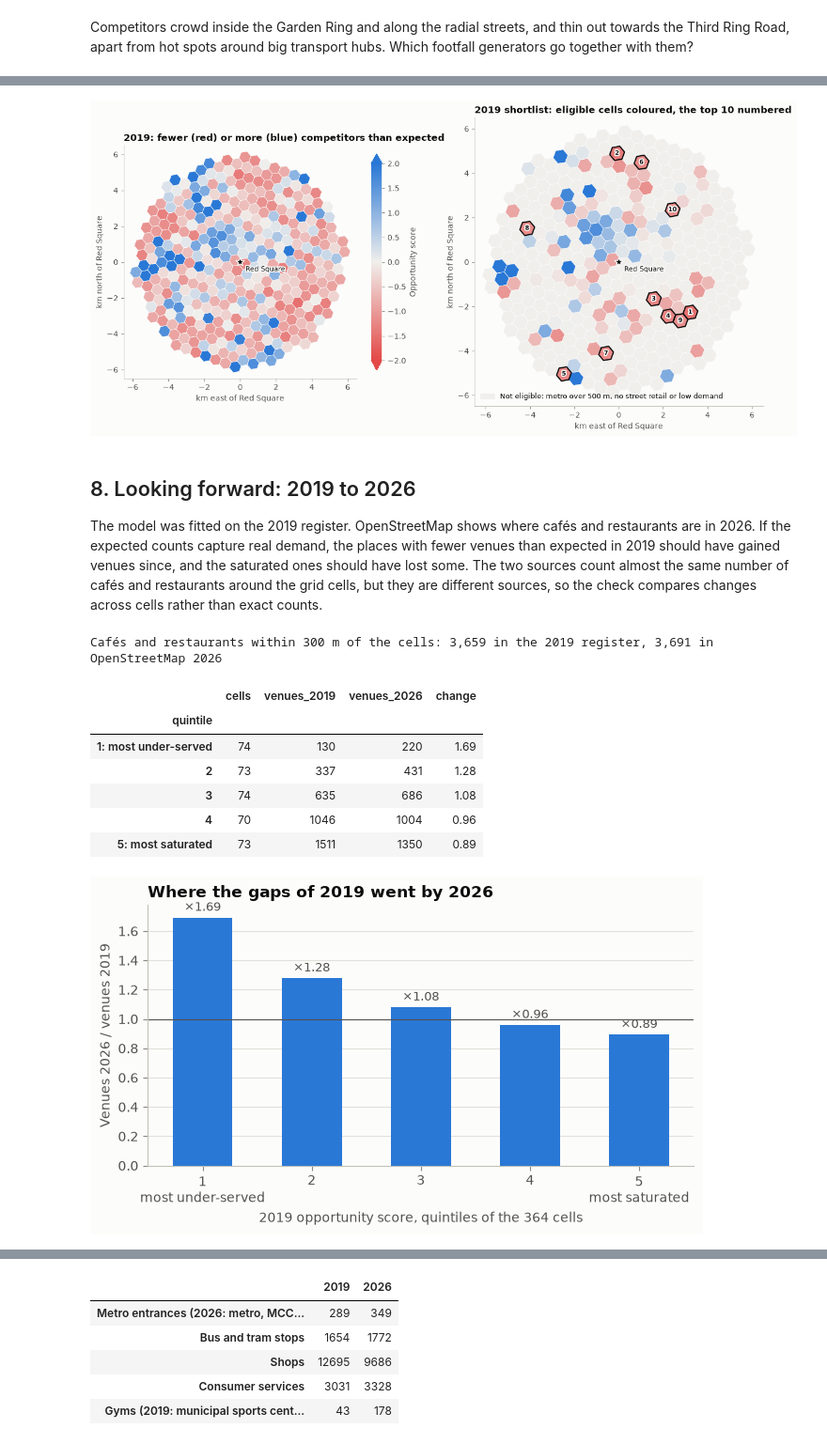
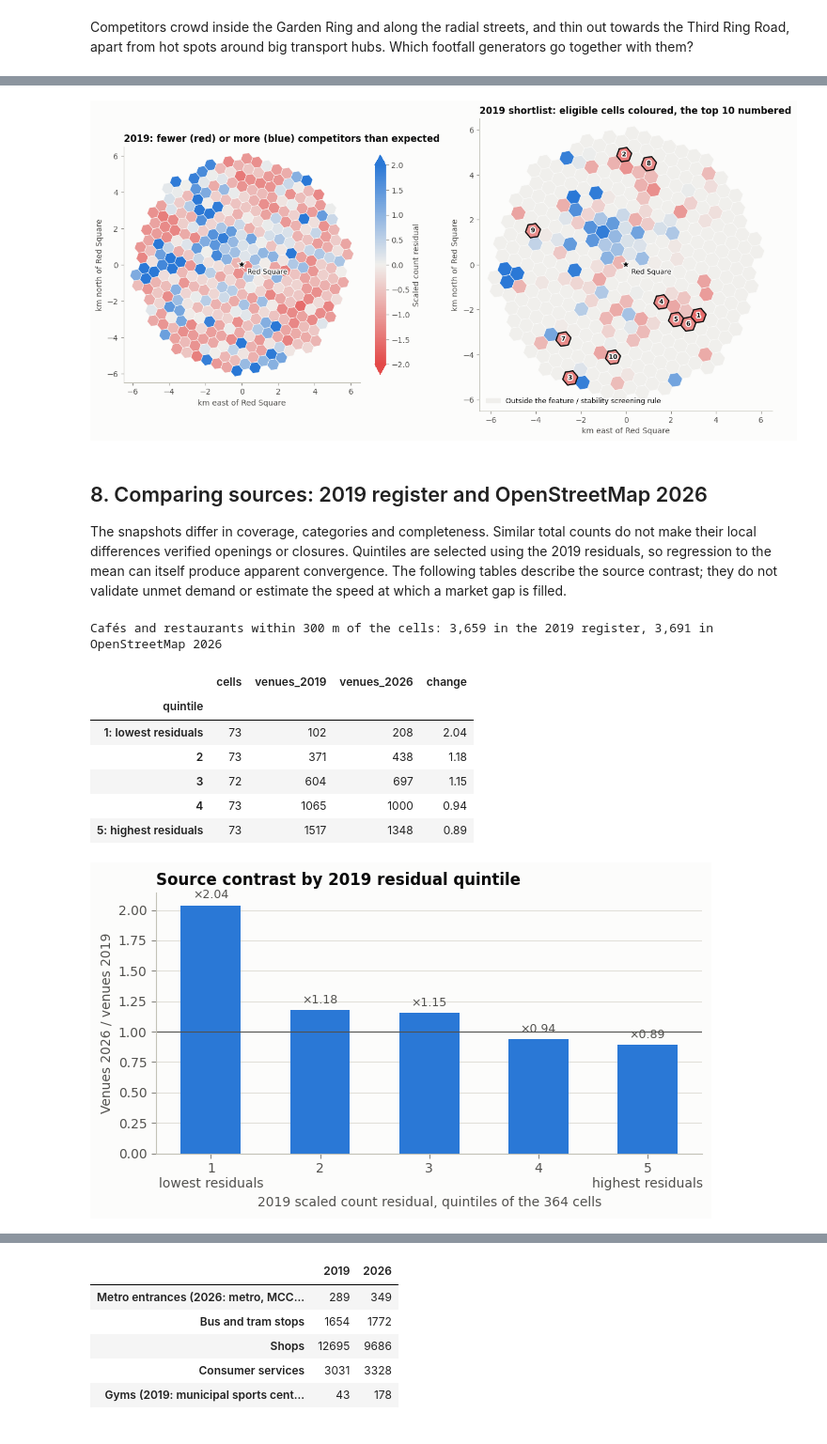
Before and after one commit to petro1eum/capstone, a Jupyter notebook: notebooks/03_cafe_location_analysis.ipynb, the cells around one changed output, grey strips where cells are left out. Shown at 94% size. Saved outputs shown, nothing was run; the diff lists cells and outputs as text; code cells hidden in the pictures.

```diff
--- a/notebooks/03_cafe_location_analysis.ipynb
+++ b/notebooks/03_cafe_location_analysis.ipynb
@@ -475,7 +439,7 @@ in separated clumps. k = 2 splits the cells only into "busy" and "quiet", so k =
 inertia curve bends and the clusters are still easy to name, is used to describe the area.
 # %%
 typology_columns = ["competitors", "fast_food", "bars", "metro_exits", "bus_stops", "parking_spaces",
-                    "shops", "services", "education"]
+                    "shops", "services"]
 typology_input = np.log1p(features[typology_columns]).assign(
     metro_distance_km=features["metro_distance"] / 1000,
     center_distance_km=features["center_distance"] / 1000,
@@ -638,14 +553,14 @@ GLM regularisation, D² by alpha: {0.1: 0.662, 0.3: 0.666, 1.0: 0.67, 3.0: 0.66,
 # %%
+linear_prediction, selected = modelling.nested_predictions(features, y, CELL_XY, include_education=False)
+log_prediction, _ = modelling.nested_predictions(features, y, CELL_XY, include_education=False, distances="log1p")
+boost_prediction = pd.Series(cross_val_predict(modelling.boosting(include_education=False), features, y,
+                                             cv=spatial_cv), index=cells.index)
 predictions = {
-    "Poisson GLM, log distances": out_of_fold(glm(ALPHA), X_log, y),
-    "Poisson GLM, linear distances": out_of_fold(glm(ALPHA), X_linear, y),
-    "Gradient boosting, Poisson loss": out_of_fold(boosting(), X_linear, y),
+    "Poisson GLM, linear distances": linear_prediction,
+    "Poisson GLM, log1p distances": log_prediction,
+    "Gradient boosting, Poisson loss": boost_prediction,
 }
-predictions["Average of the GLM and boosting"] = (
-    predictions["Poisson GLM, linear distances"] + predictions["Gradient boosting, Poisson loss"]
-) / 2
-model_comparison = pd.Series({name: d2(y, p) for name, p in predictions.items()}, name="D², spatial CV").to_frame()
-random_cv_d2 = d2(y, out_of_fold(glm(ALPHA), X_linear, y, cv=KFold(6, shuffle=True, random_state=0)))
-print(f"The same GLM under an ordinary random 6-fold split: D² = {random_cv_d2:.3f}")
+model_comparison = pd.Series({name: d2(y, p) for name, p in predictions.items()},
+                            name="D², buffered outer CV (seed 0)").to_frame()
 model_comparison.round(3)
 # %% [output]
@@ -898,7 +784,7 @@ def opportunity_figure(scores, shortlist, year, name):
     tiles = hex_map(axes[0], scores["score"], DIVERGING, score_norm,
                     f"{year}: fewer (red) or more (blue) competitors than expected")
     colorbar = fig.colorbar(tiles, ax=axes[0], shrink=0.75, extend="both")
-    colorbar.set_label("Opportunity score", color=INK_2)
+    colorbar.set_label("Scaled count residual", color=INK_2)
     colorbar.outline.set_visible(False)
     hex_map(axes[1], np.zeros(len(cells)), ListedColormap([NEUTRAL]), Normalize(0, 1),
             f"{year} shortlist: eligible cells coloured, the top 10 numbered")
@@ -911,7 +797,7 @@ def opportunity_figure(scores, shortlist, year, name):
         x, y_km = CELL_KM[cells.index.get_loc(cell_id)]
         axes[1].text(x, y_km, str(row["rank"]), ha="center", va="center", fontsize=8, fontweight="bold", color=INK,
                      path_effects=HALO)
-    not_eligible = Patch(color=NEUTRAL, label="Not eligible: metro over 500 m, no street retail or low demand")
+    not_eligible = Patch(color=NEUTRAL, label="Outside the feature / stability screening rule")
     axes[1].legend(handles=[not_eligible], loc="lower left", fontsize=9)
     save(fig, name)
     plt.show()
@@ -919,15 +805,15 @@ def opportunity_figure(scores, shortlist, year, name):
 
 opportunity_figure(scores, shortlist, 2019, "fig8_opportunity_map_2019")
 # %% [output]
-[figure, old version]
+[figure, new version]
 # %% [markdown]
-## 8. Looking forward: 2019 to 2026
+## 8. Comparing sources: 2019 register and OpenStreetMap 2026
 
-The model was fitted on the 2019 register. OpenStreetMap shows where cafés and restaurants are in
-2026. If the expected counts capture real demand, the places with fewer venues than expected in
-2019 should have gained venues since, and the saturated ones should have lost some. The two
-sources count almost the same number of cafés and restaurants around the grid cells, but they are
-different sources, so the check compares changes across cells rather than exact counts.
+The snapshots differ in coverage, categories and completeness. Similar total counts do not make
+their local differences verified openings or closures. Quintiles are selected using the 2019
+residuals, so regression to the mean can itself produce apparent convergence. The following
+tables describe the source contrast; they do not validate unmet demand or estimate the speed
+at which a market gap is filled.
 # %%
 osm_competitors = osm_catering[osm_catering["is_competitor"]]
 count_2026 = pd.Series(count_within(xy_array(cells), xy_array(osm_competitors), RADIUS_M), index=cells.index)
@@ -935,7 +821,7 @@ growth = np.log((count_2026 + 1) / (y + 1))
 print(f"Cafés and restaurants within 300 m of the cells: {y.sum():,} in the 2019 register, "
       f"{count_2026.sum():,} in OpenStreetMap 2026")
 
-quintile_names = ["1: most under-served", "2", "3", "4", "5: most saturated"]
+quintile_names = ["1: lowest residuals", "2", "3", "4", "5: highest residuals"]
 by_quintile = (
     pd.DataFrame({"quintile": pd.qcut(scores["score"], 5, labels=quintile_names), "2019": y, "2026": count_2026})
     .groupby("quintile", observed=True)
@@ -947,24 +833,24 @@ by_quintile.round(2)
 Cafés and restaurants within 300 m of the cells: 3,659 in the 2019 register, 3,691 in OpenStreetMap 2026
 |  | cells | venues_2019 | venues_2026 | change |
 | quintile |  |  |  |  |
-| 1: most under-served | 74 | 130 | 220 | 1.69 |
-| 2 | 73 | 337 | 431 | 1.28 |
-| 3 | 74 | 635 | 686 | 1.08 |
-| 4 | 70 | 1046 | 1004 | 0.96 |
-| 5: most saturated | 73 | 1511 | 1350 | 0.89 |
+| 1: lowest residuals | 73 | 102 | 208 | 2.04 |
+| 2 | 73 | 371 | 438 | 1.18 |
+| 3 | 72 | 604 | 697 | 1.15 |
+| 4 | 73 | 1065 | 1000 | 0.94 |
+| 5: highest residuals | 73 | 1517 | 1348 | 0.89 |
 # %%
 fig, ax = plt.subplots(figsize=(7.5, 3.6))
 bars = ax.bar(range(len(by_quintile)), by_quintile["change"], color=BLUE, width=0.55)
 ax.bar_label(bars, labels=[f"×{v:.2f}" for v in by_quintile["change"]], padding=3, color=INK_2, fontsize=9)
 ax.axhline(1, color=INK_2, linewidth=0.8)
 ax.set_xticks(range(len(by_quintile)), [q.replace(": ", "\n") for q in by_quintile.index])
 ax.set_ylabel("Venues 2026 / venues 2019")
-ax.set_xlabel("2019 opportunity score, quintiles of the 364 cells")
-ax.set_title("Where the gaps of 2019 went by 2026")
+ax.set_xlabel("2019 scaled count residual, quintiles of the 364 cells")
+ax.set_title("Source contrast by 2019 residual quintile")
 ax.yaxis.grid(True)
 ax.set_axisbelow(True)
 save(fig, "fig9_look_forward")
 plt.show()
 # %% [output]
-[figure, old version]
+[figure, new version]
 # %% [markdown]
```
Also changed, not shown: parts of 45 cells of this notebook, 35 other files.
